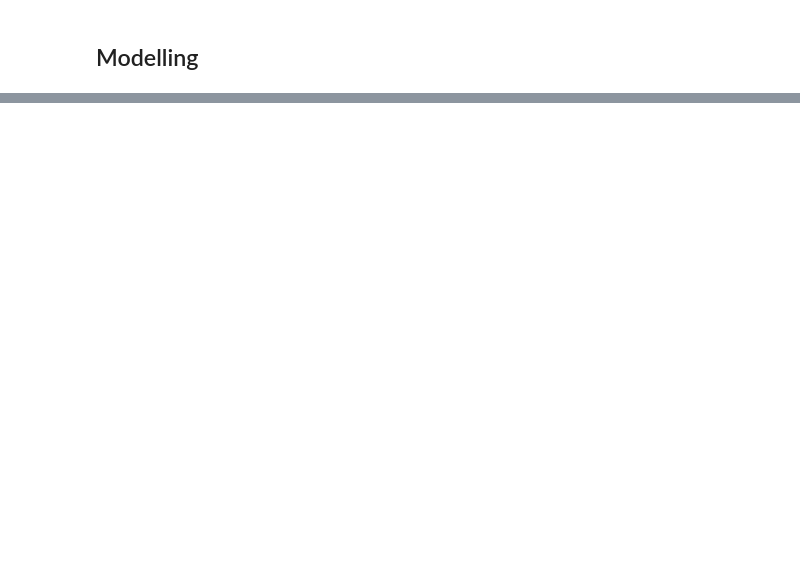
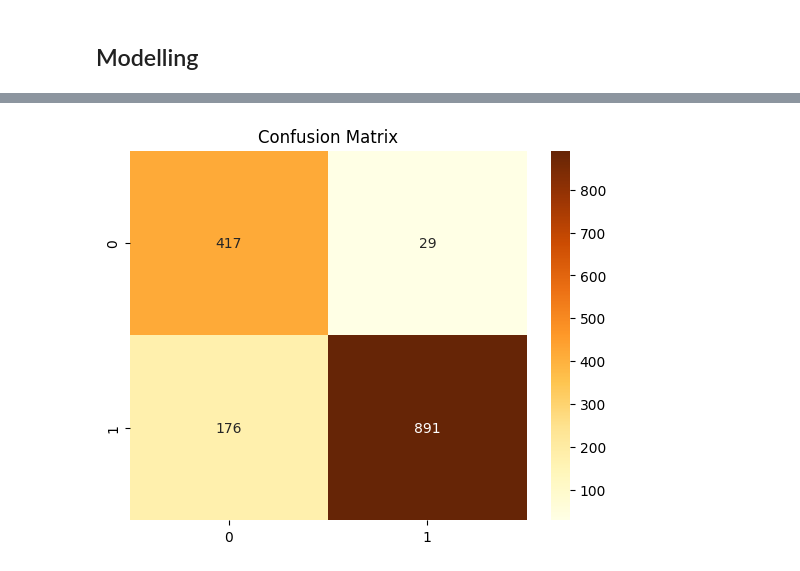
Before and after one commit to Marlon-were/Customer_Churn_Analysis, a Jupyter notebook: churn.ipynb, the cells around one changed output, grey strips where cells are left out. Saved outputs shown, nothing was run; the diff lists cells and outputs as text; code cells hidden in the pictures; blank space fills up the shorter version.

```diff
--- a/churn.ipynb
+++ b/churn.ipynb
@@ -904,0 +1125,9 @@ plt.show()
+# %%
+conf_mat_balanced = all_confusion_matrix["Logistic Regression"]
+# %%
+## Confusion matrix
+sns.heatmap(conf_mat_balanced, annot=True, fmt="d", cmap="YlOrBr")
+plt.title("Confusion Matrix")
+plt.show()
+# %% [output]
+[figure, added]
```
Also changed, not shown: parts of 19 cells of this notebook, 1 other file.
